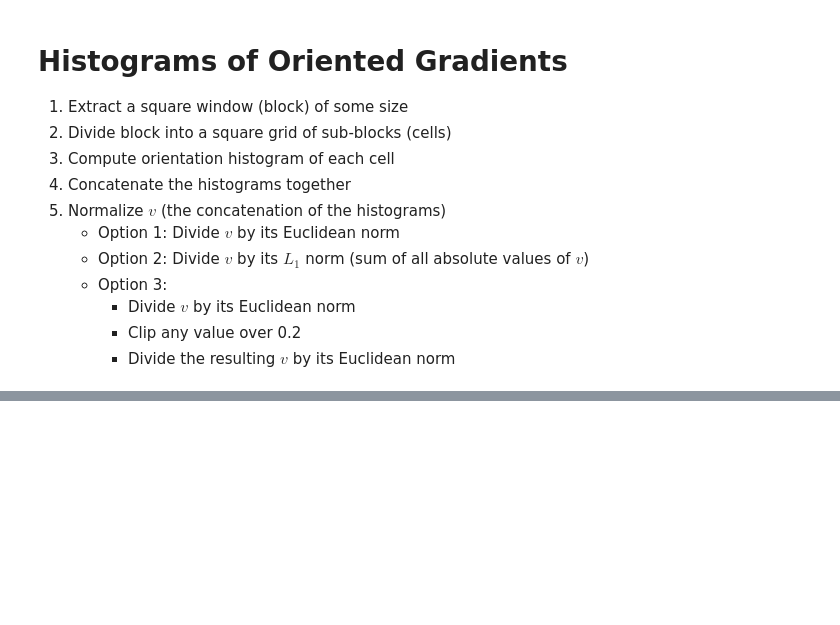
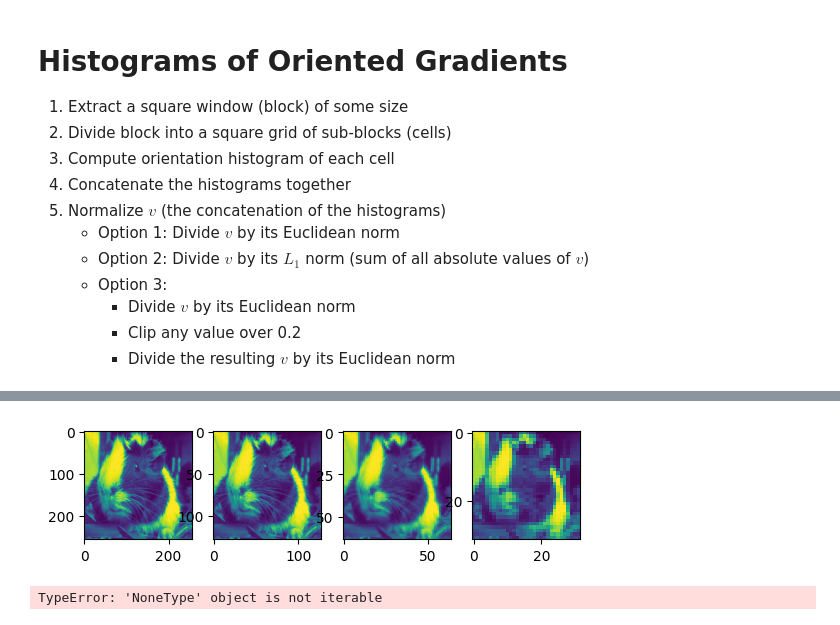
Before and after one commit to DRobinson4105/learning-portfolio, a Jupyter notebook: MachineLearning/ComputerVision/Features.ipynb, the cells around one changed output, grey strips where cells are left out. Cells and saved outputs as stored; diff of their text form; code cells hidden in the pictures; blank space fills up the shorter version.

```diff
--- a/MachineLearning/ComputerVision/Features.ipynb
+++ b/MachineLearning/ComputerVision/Features.ipynb
@@ -231,0 +346,11 @@ Automatic Scale Selection
+# %%
+
+octaves = scale_space_extrema_detection(image)
+octaves
+# %% [output]
+[figure, added]
+# %%
+keypoints = detect_keypoints(octaves)
+keypoints
+# %% [output]
+TypeError: 'NoneType' object is not iterable
```
Also changed, not shown: parts of 7 cells of this notebook, 3 other files.
